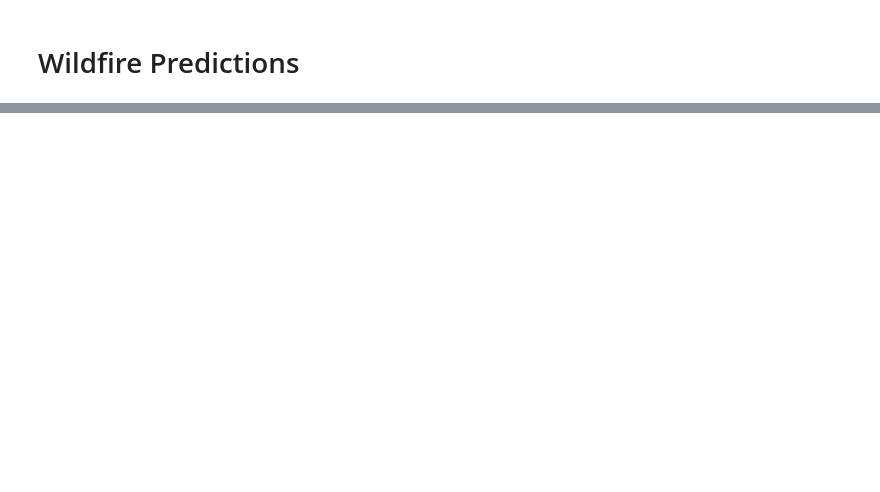
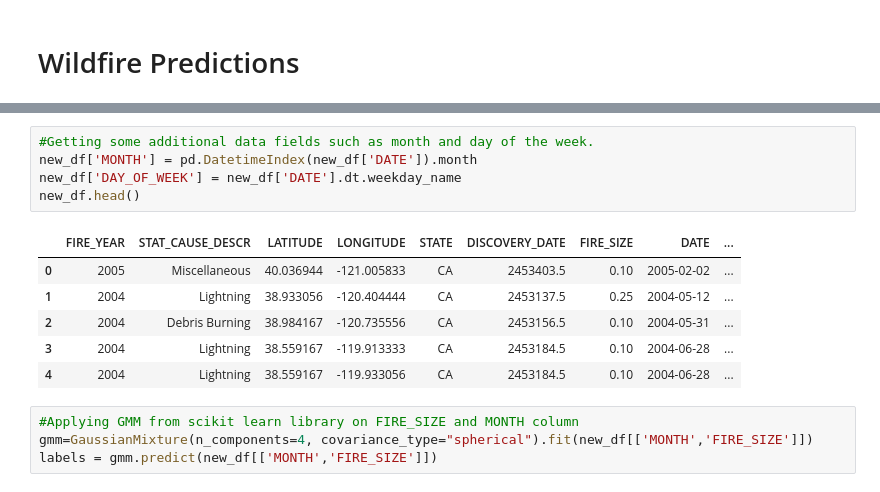
Before and after one commit to chettkulkarni/MachineLearning, a Jupyter notebook: Assignment_GMM.ipynb, the cells around one changed output, grey strips where cells are left out. Saved outputs shown, nothing was run; the diff lists cells and outputs as text; blank space fills up the shorter version.

```diff
--- a/Assignment_GMM.ipynb
+++ b/Assignment_GMM.ipynb
@@ -157,0 +77,16 @@ plt.scatter(df2.STATE,df2.FIRE_SIZE, c=labels, s=40, cmap='viridis');
+# %%
+#Getting some additional data fields such as month and day of the week.
+new_df['MONTH'] = pd.DatetimeIndex(new_df['DATE']).month
+new_df['DAY_OF_WEEK'] = new_df['DATE'].dt.weekday_name
+new_df.head()
+# %% [output]
+|  | FIRE_YEAR | STAT_CAUSE_DESCR | LATITUDE | LONGITUDE | STATE | DISCOVERY_DATE | FIRE_SIZE | DATE | ... |
+| 0 | 2005 | Miscellaneous | 40.036944 | -121.005833 | CA | 2453403.5 | 0.10 | 2005-02-02 | ... |
+| 1 | 2004 | Lightning | 38.933056 | -120.404444 | CA | 2453137.5 | 0.25 | 2004-05-12 | ... |
+| 2 | 2004 | Debris Burning | 38.984167 | -120.735556 | CA | 2453156.5 | 0.10 | 2004-05-31 | ... |
+| 3 | 2004 | Lightning | 38.559167 | -119.913333 | CA | 2453184.5 | 0.10 | 2004-06-28 | ... |
+| 4 | 2004 | Lightning | 38.559167 | -119.933056 | CA | 2453184.5 | 0.10 | 2004-06-28 | ... |
+# %%
+#Applying GMM from scikit learn library on FIRE_SIZE and MONTH column
+gmm=GaussianMixture(n_components=4, covariance_type="spherical").fit(new_df[['MONTH','FIRE_SIZE']])
+labels = gmm.predict(new_df[['MONTH','FIRE_SIZE']])
```
Also changed, not shown: parts of 39 cells of this notebook.
